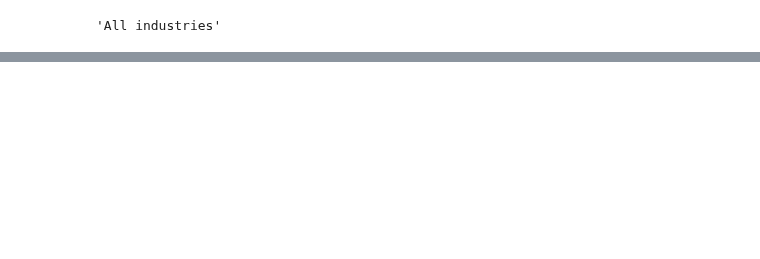
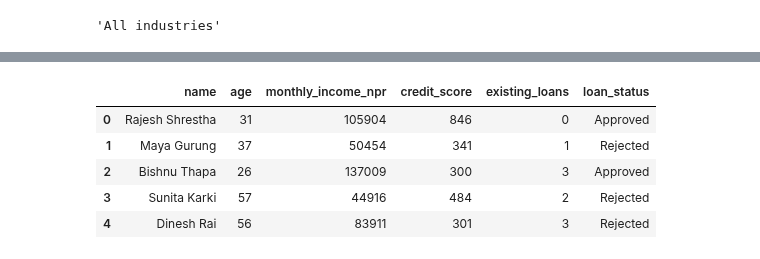
Before and after one commit to hemraj2613/Python-with-Data-Science, a Jupyter notebook: pandas-1.ipynb, the cells around one changed output, grey strips where cells are left out. Saved outputs shown, nothing was run; the diff lists cells and outputs as text; code cells hidden in the pictures; blank space fills up the shorter version.

```diff
--- a/pandas-1.ipynb
+++ b/pandas-1.ipynb
@@ -272,0 +341,9 @@ df.iloc[1,3]  #selecting cell using row and column index
+# %%
+df.head()
+# %% [output]
+|  | name | age | monthly_income_npr | credit_score | existing_loans | loan_status |
+| 0 | Rajesh Shrestha | 31 | 105904 | 846 | 0 | Approved |
+| 1 | Maya Gurung | 37 | 50454 | 341 | 1 | Rejected |
+| 2 | Bishnu Thapa | 26 | 137009 | 300 | 3 | Approved |
+| 3 | Sunita Karki | 57 | 44916 | 484 | 2 | Rejected |
+| 4 | Dinesh Rai | 56 | 83911 | 301 | 3 | Rejected |
```
Also changed, not shown: parts of 28 cells of this notebook, 1 other file.
